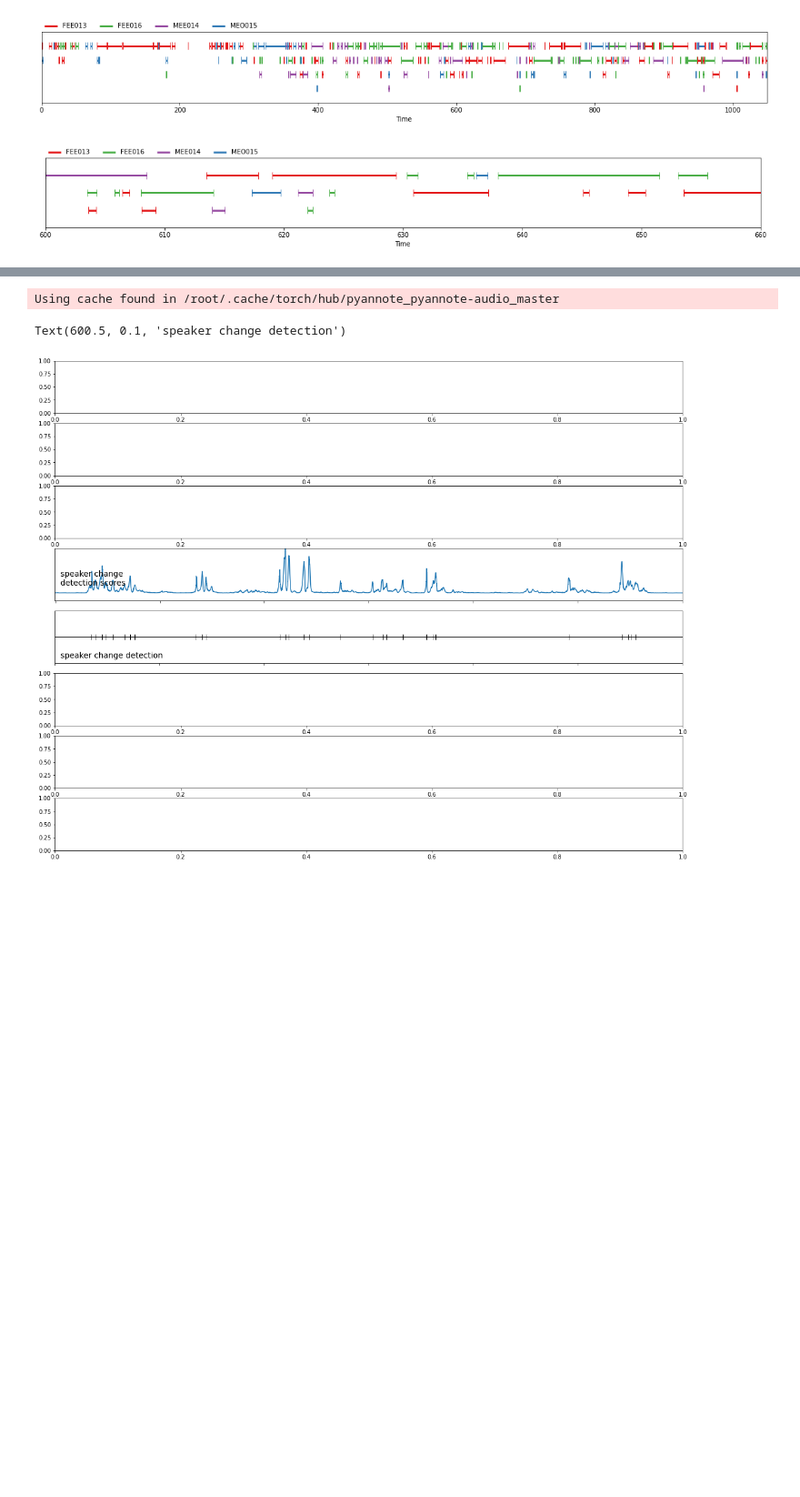
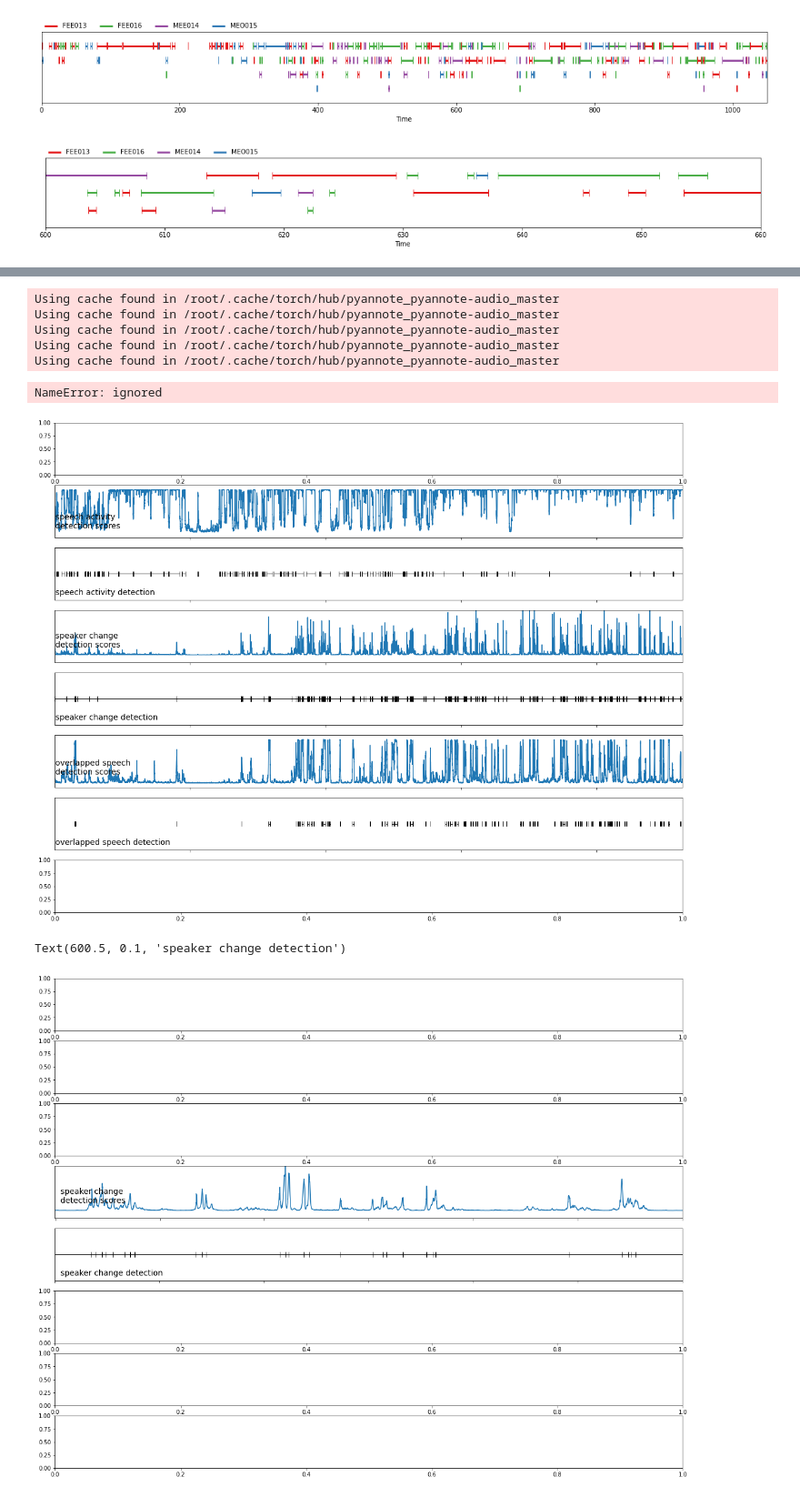
Before and after one commit to JigarJoshi04/Speaker_Recognizer, a Jupyter notebook: Speech_recognizer.ipynb, the cells around one changed output, grey strips where cells are left out. Shown at 91% size. Cells and saved outputs as stored; diff of their text form; code cells hidden in the pictures; blank space fills up the shorter version.

```diff
--- a/Speech_recognizer.ipynb
+++ b/Speech_recognizer.ipynb
@@ -43,8 +92,26 @@ Audio(data=waveform.squeeze(), rate=16000, autoplay=True)
 import torch
 scd = torch.hub.load('pyannote/pyannote-audio', 'scd_ami')
 # obtain raw SCD scores (as `pyannote.core.SlidingWindowFeature` instance)
+new_DEMO_FILE = {'uri': 'ES2004a.Mix-Headset', 'audio': 'result.wav'}
+from pyannote.audio.features import Pretrained
+# speech activity detection model trained on AMI training set
+sad = torch.hub.load('pyannote/pyannote-audio', 'sad_ami')
+# speaker change detection model trained on AMI training set
+scd = torch.hub.load('pyannote/pyannote-audio', 'scd_ami')
+# overlapped speech detection model trained on AMI training set
+ovl = torch.hub.load('pyannote/pyannote-audio', 'ovl_ami')
+# speaker embedding model trained on AMI training set
+emb = torch.hub.load('pyannote/pyannote-audio', 'emb_ami')
+# sad = Pretrained(validate_dir='/path/to/validation/directory')
 scd_scores = scd(DEMO_FILE)
+ovl_scores = ovl(DEMO_FILE)
+sad_scores = sad(DEMO_FILE)
+from pyannote.audio.utils.signal import Binarize
+binarize = Binarize(offset=0.52, onset=0.52, log_scale=True,
+                    min_duration_off=0.1, min_duration_on=0.1)
 
+# speech regions (as `pyannote.core.Timeline` instance)
+speech = binarize.apply(sad_scores, dimension=1)
 # detect peaks and return speaker homogeneous segments
 # NOTE: both alpha/min_duration values were tuned on AMI dataset.
 # you might need to use different values for better results.
@@ -55,6 +122,66 @@ peak = Peak(alpha=0.10, min_duration=0.10, log_scale=True)
 partition = peak.apply(scd_scores, dimension=1)
 # %% [output]
 Using cache found in /root/.cache/torch/hub/pyannote_pyannote-audio_master
+Using cache found in /root/.cache/torch/hub/pyannote_pyannote-audio_master
+Using cache found in /root/.cache/torch/hub/pyannote_pyannote-audio_master
+Using cache found in /root/.cache/torch/hub/pyannote_pyannote-audio_master
+Using cache found in /root/.cache/torch/hub/pyannote_pyannote-audio_master
+# %%
+# let's visualize SAD, SCD and OVL results using pyannote.core visualization API
+import numpy as np
+from matplotlib import pyplot as plt
+from pyannote.core import Segment, notebook
+
+# only plot one minute (between t=120s and t=180s)
+notebook.crop = Segment(1,927)
+
+# helper function to make visualization prettier
+from pyannote.core import SlidingWindowFeature
+plot_ready = lambda scores: SlidingWindowFeature(np.exp(scores.data[:, 1:]), scores.sliding_window)
+
+# create a figure with 8 rows with matplotlib
+nrows = 8
+fig, ax = plt.subplots(nrows=nrows, ncols=1)
+fig.set_figwidth(20)
+fig.set_figheight(nrows * 2)
+overlap = binarize.apply(ovl_scores, dimension=1)
+# # 1st row: reference annotation
+# notebook.plot_annotation(DEMO_FILE['uri'], ax=ax[0], time=False)
+# ax[0].text(notebook.crop.start + 0.5, 0.1, 'reference', fontsize=14)
+
+# 2nd row: SAD raw scores
+notebook.plot_feature(plot_ready(sad_scores), ax=ax[1], time=False)
+ax[1].text(notebook.crop.start + 0.5, 0.1, 'speech activity\ndetection scores', fontsize=14)
+ax[1].set_ylim(-0.1, 1.1)
+
+# 3rd row: SAD result
+notebook.plot_timeline(speech, ax=ax[2], time=False)
+ax[2].text(notebook.crop.start + 0.5, 0.1, 'speech activity detection', fontsize=14)
+
+# 4th row: SCD raw scores
+notebook.plot_feature(plot_ready(scd_scores), ax=ax[3], time=False)
+ax[3].text(notebook.crop.start + 0.5, 0.1, 'speaker change\ndetection scores', fontsize=14)
+ax[3].set_ylim(-0.1, 0.6)
+
+# 5th row: SCD result
+notebook.plot_timeline(partition, ax=ax[4], time=False)
+ax[4].text(notebook.crop.start + 0.5, 0.1, 'speaker change detection', fontsize=14)
+
+# 6th row: OVL raw scores
+notebook.plot_feature(plot_ready(ovl_scores), ax=ax[5], time=False)
+ax[5].text(notebook.crop.start + 0.5, 0.2, 'overlapped speech\ndetection scores', fontsize=14)
+ax[5].set_ylim(-0.1, 1.1)
+
+# 7th row: OVL result
+notebook.plot_timeline(overlap, ax=ax[6], time=False)
+ax[6].text(notebook.crop.start + 0.5, 0.1, 'overlapped speech detection', fontsize=14)
+
+# 8th row: reference annotation
+notebook.plot_annotation(test_file['annotation'], ax=ax[7], legend=False)
+_ = ax[7].text(notebook.crop.start + 0.5, 0.1, 'reference', fontsize=14)
+# %% [output]
+NameError: ignored
+[figure, added]
 # %%
 # let's visualize SAD, SCD and OVL results using pyannote.core visualization API
 import numpy as np
```
Also changed, not shown: parts of 11 cells of this notebook.
